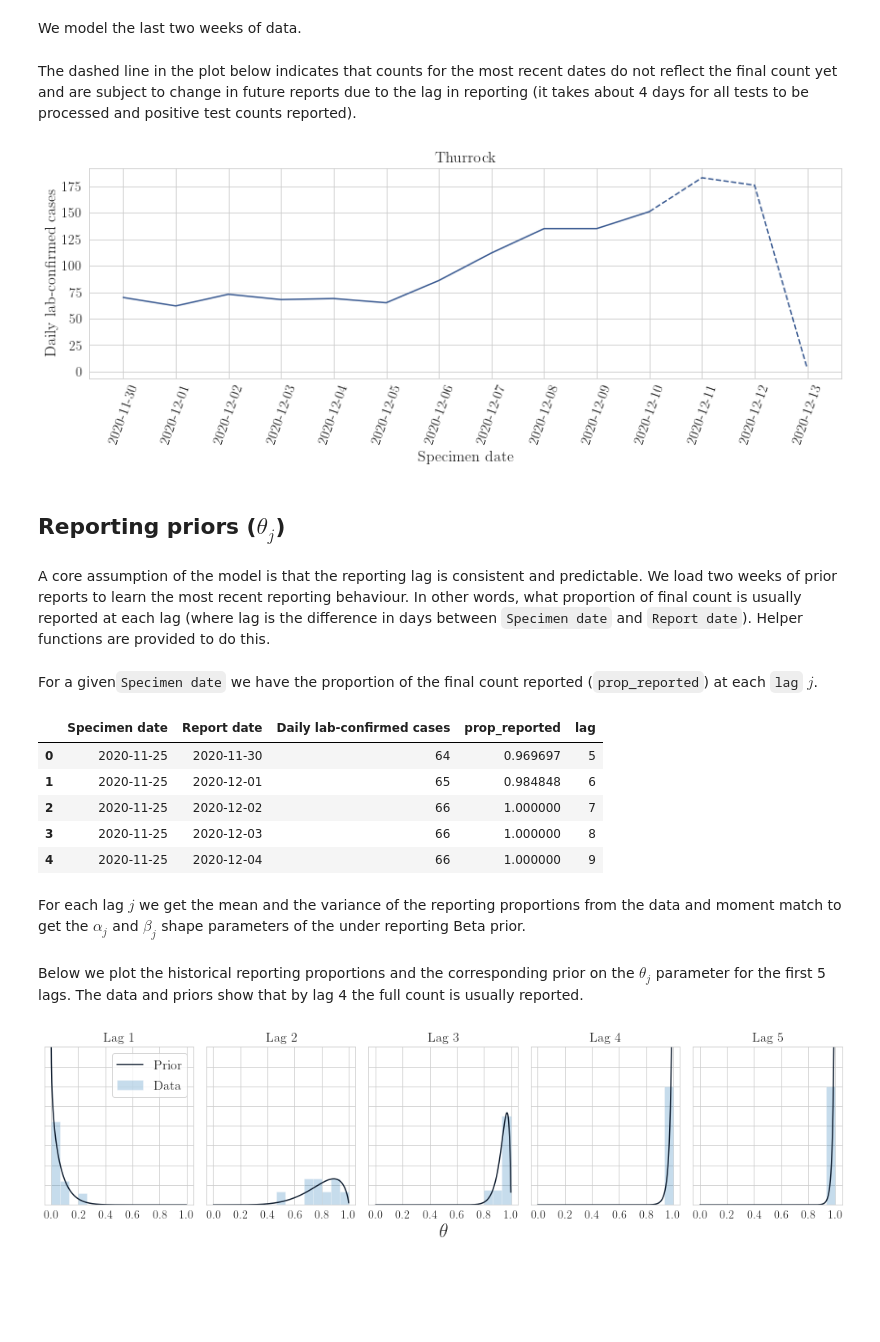
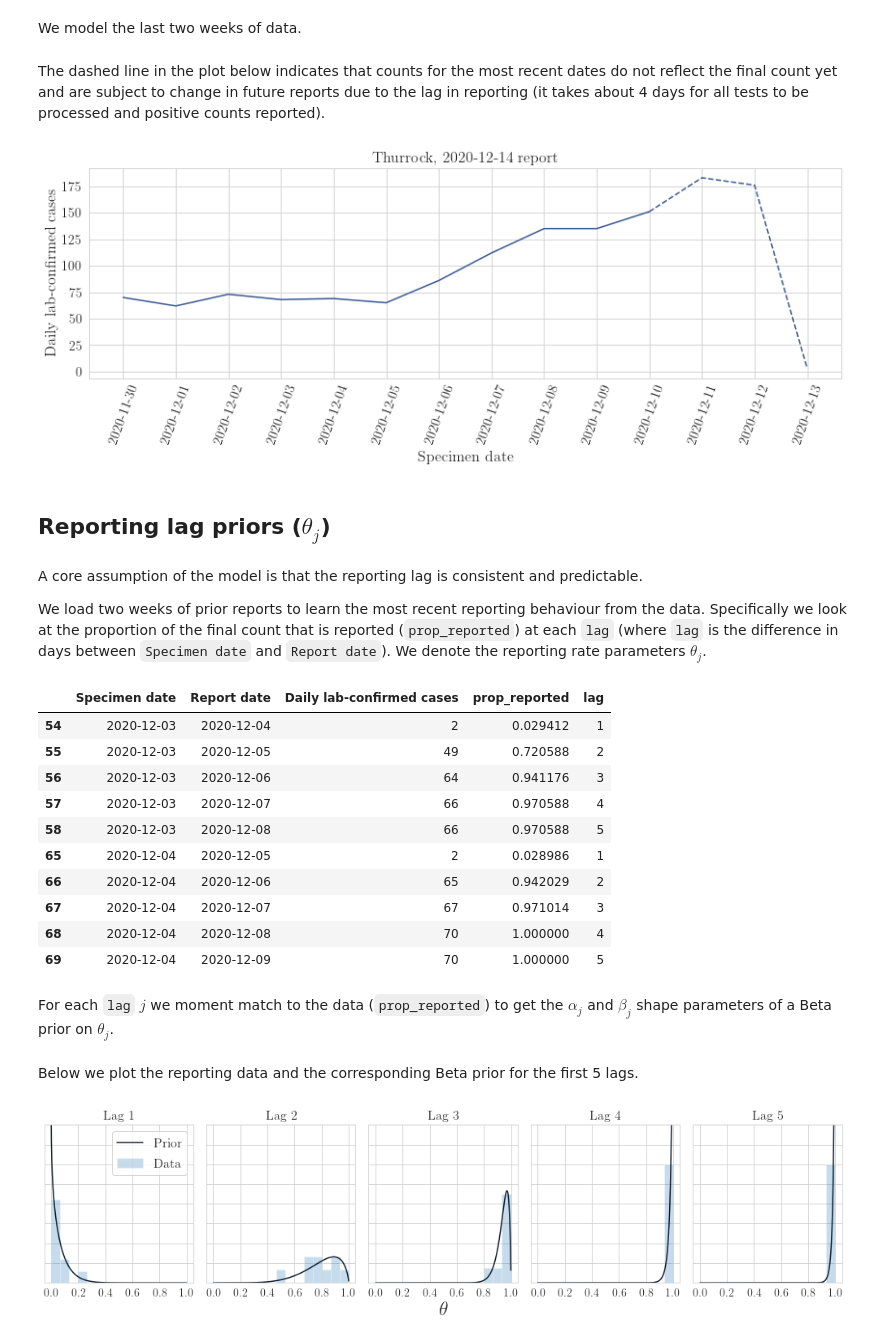
Before and after one commit to alan-turing-institute/jbc-turing-rss-nowcasting, a Jupyter notebook: notebooks/quick_start.ipynb, the cells around one changed output. Saved outputs shown, nothing was run; the diff lists cells and outputs as text; code cells hidden in the pictures; blank space fills up the shorter version.

```diff
--- a/notebooks/quick_start.ipynb
+++ b/notebooks/quick_start.ipynb
@@ -36,52 +36,58 @@ We model the last two weeks of data.
 ys_sequence = df['Daily lab-confirmed cases'].values[-14:]
 specimen_dates = df['Specimen date'].unique()[-14:]
 # %% [markdown]
-The dashed line in the plot below indicates that counts for the most recent dates do not reflect the final count yet and are subject to change in future reports due to the lag in reporting (it takes about 4 days for all tests to be processed and positive test counts reported).
+The dashed line in the plot below indicates that counts for the most recent dates do not reflect the final count yet and are subject to change in future reports due to the lag in reporting (it takes about 4 days for all tests to be processed and positive counts reported).
 # %%
 fig, ax = plt.subplots(1, 1, figsize=(14,4))
 
 plt.plot(specimen_dates[:-3], ys_sequence[:-3], "xkcd:denim blue")
 plt.plot(specimen_dates[-4:], ys_sequence[-4:], color="xkcd:denim blue", linestyle="--")
 
-plt.title(f"{ltla}", fontsize=16)
+plt.title(f"{ltla}, {report_dt} report", fontsize=16)
 plt.ylabel('Daily lab-confirmed cases', fontsize=16)
 plt.xlabel('Specimen date', fontsize=16)
 plt.setp(ax.get_xticklabels(), fontsize=14)
 plt.setp(ax.get_yticklabels(), fontsize=14)
 plt.setp(ax.xaxis.get_majorticklabels(), rotation=70)
 
 plt.show()
 # %% [output]
-[figure, old version]
+[figure, new version]
 # %% [markdown]
-## Reporting priors ($\theta_j$)
+## Reporting lag priors ($\theta_j$)
-# %% [markdown]
-A core assumption of the model is that the reporting lag is consistent and predictable. We load two weeks of prior reports to learn the most recent reporting behaviour. In other words, what proportion of final count is usually reported at each lag (where lag is the difference in days between `Specimen date` and `Report date`). Helper functions are provided to do this.
 # %%
 from data_processing.data import get_data, moment_match_theta_priors
+# %% [markdown]
+A core assumption of the model is that the reporting lag is consistent and predictable.
+
+We load two weeks of prior reports to learn the most recent reporting behaviour from the data. Specifically we look at the proportion of the final count that is reported (`prop_reported`) at each `lag` (where `lag` is the difference in days between `Specimen date` and `Report date`). We denote the reporting rate parameters $\theta_j$.
 # %%
 last_report_dt = pd.to_datetime(report_dt)
 report_dates = pd.date_range(start=last_report_dt - timedelta(14), end=last_report_dt)
 
 historical_df = get_data(ltla, report_dates=report_dates)
-# %% [markdown]
-For a given`Specimen date` we have the proportion of the final count reported (`prop_reported`) at each `lag` $j$.
 # %%
 historical_df[['Specimen date', 'Report date', 'Daily lab-confirmed cases', 'prop_reported', 'lag']
-             ].sort_values(['Specimen date','Report date']).head()
+             ].query("(`Specimen date` == '2020-12-03' | `Specimen date` == '2020-12-04') & lag <= 5"
+                    ).sort_values(['Specimen date','Report date'])
 # %% [output]
 |  | Specimen date | Report date | Daily lab-confirmed cases | prop_reported | lag |
-| 0 | 2020-11-25 | 2020-11-30 | 64 | 0.969697 | 5 |
-| 1 | 2020-11-25 | 2020-12-01 | 65 | 0.984848 | 6 |
-| 2 | 2020-11-25 | 2020-12-02 | 66 | 1.000000 | 7 |
-| 3 | 2020-11-25 | 2020-12-03 | 66 | 1.000000 | 8 |
-| 4 | 2020-11-25 | 2020-12-04 | 66 | 1.000000 | 9 |
+| 54 | 2020-12-03 | 2020-12-04 | 2 | 0.029412 | 1 |
+| 55 | 2020-12-03 | 2020-12-05 | 49 | 0.720588 | 2 |
+| 56 | 2020-12-03 | 2020-12-06 | 64 | 0.941176 | 3 |
+| 57 | 2020-12-03 | 2020-12-07 | 66 | 0.970588 | 4 |
+| 58 | 2020-12-03 | 2020-12-08 | 66 | 0.970588 | 5 |
+| 65 | 2020-12-04 | 2020-12-05 | 2 | 0.028986 | 1 |
+| 66 | 2020-12-04 | 2020-12-06 | 65 | 0.942029 | 2 |
+| 67 | 2020-12-04 | 2020-12-07 | 67 | 0.971014 | 3 |
+| 68 | 2020-12-04 | 2020-12-08 | 70 | 1.000000 | 4 |
+| 69 | 2020-12-04 | 2020-12-09 | 70 | 1.000000 | 5 |
 # %% [markdown]
-For each lag $j$ we get the mean and the variance of the reporting proportions from the data and moment match to get the $\alpha_j$ and $\beta_j$ shape parameters of the under reporting Beta prior.
+For each `lag` $j$ we moment match to the data (`prop_reported`) to get the $\alpha_j$ and $\beta_j$ shape parameters of a Beta prior on $\theta_j$.
 # %%
 alphas, betas = moment_match_theta_priors(historical_df, n_lags=len(ys_sequence))
 # %% [markdown]
-Below we plot the historical reporting proportions and the corresponding prior on the $\theta_j$ parameter for the first 5 lags. The data and priors show that by lag 4 the full count is usually reported.
+Below we plot the reporting data and the corresponding Beta prior for the first 5 lags.
 # %%
 fig, ax = plt.subplots(1, 5, figsize=(14, 4))
 x = np.linspace(0, 1, 1002)[1:-1]
```
Also changed, not shown: parts of 14 cells of this notebook, 3 other files.
